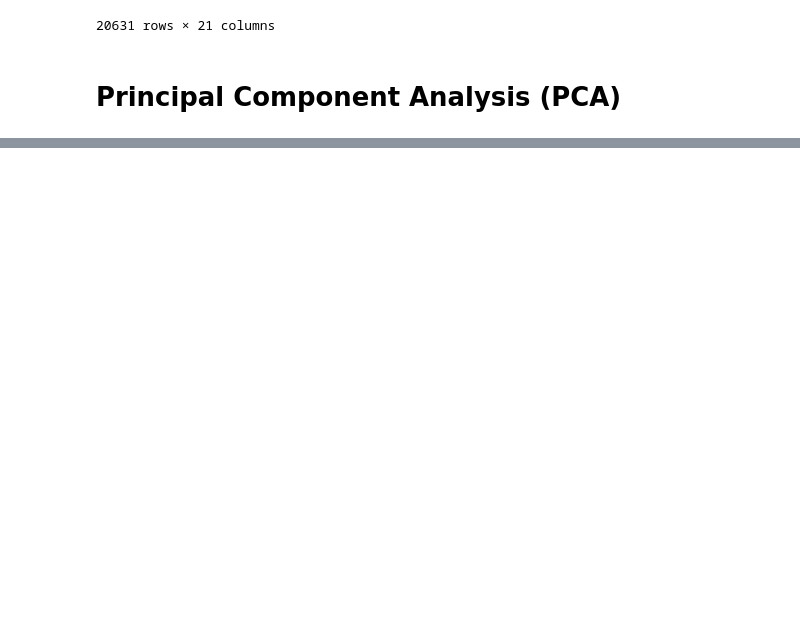
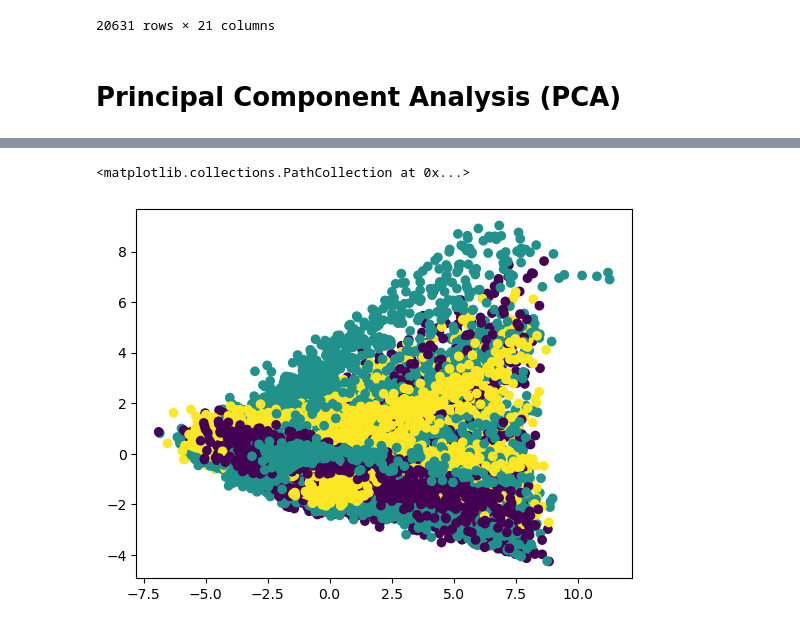
Before and after one commit to sekhrianchal6/Predictive-Maintenance, a Jupyter notebook: Code/FE/PdM_FE_Muthu.ipynb, the cells around one changed output, grey strips where cells are left out. Drawn from its saved outputs; the diff is of its cells as text; code cells hidden in the pictures; blank space fills up the shorter version.

```diff
--- a/Code/FE/PdM_FE_Muthu.ipynb
+++ b/Code/FE/PdM_FE_Muthu.ipynb
@@ -50,0 +45,10 @@ pl.PCA.
+# %%
+def PCA_Custom(local_df):
+    ss = StandardScaler()
+    ss.fit(local_df)
+    scaled_df = ss.transform(local_df)
+
+    pca = PCA(n_components = 0.95)
+    pca.fit(scaled_df)
+    pca_df = pca.transform(scaled_df)
+    return pca, pca_df
@@ -50,0 +60,7 @@ pl.PCA.
+# %%
+# With Cycles Column
+pca_df = PCA_Custom(df.iloc[:, 1:-3])
+plt.scatter(pca_df[:,0], pca_df[:,1], c = df['Cycle_cat'])
+# %% [output]
+<matplotlib.collections.PathCollection at 0x...>
+[figure, added]
```
Also changed, not shown: parts of 12 cells of this notebook.
